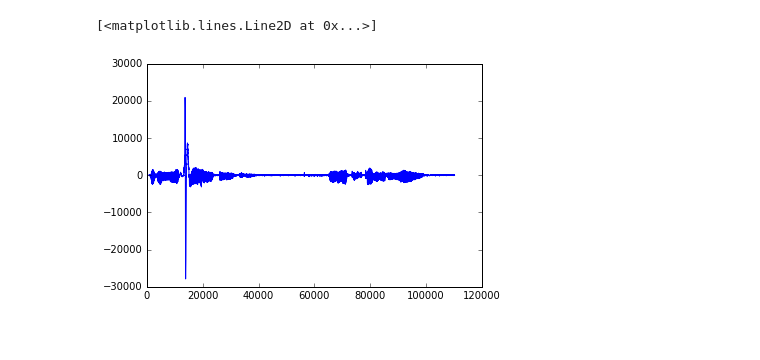
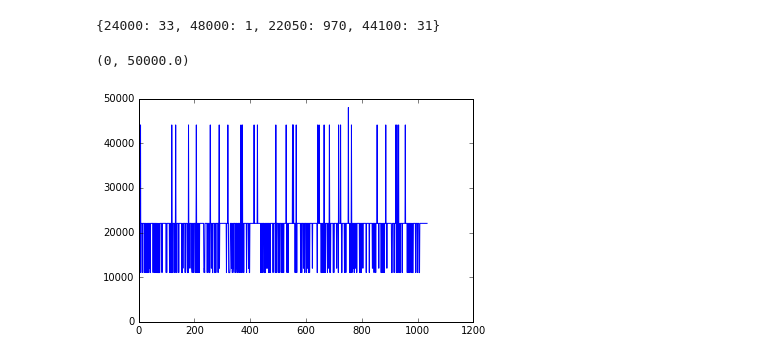
Before and after one commit to episodeyang/who_is_talking, a Jupyter notebook: experiments/batch process data experiment.ipynb, the cells around one changed output. Drawn from its saved outputs; the diff is of its cells as text; code cells hidden in the pictures.

```diff
--- a/experiments/batch process data experiment.ipynb
+++ b/experiments/batch process data experiment.ipynb
@@ -31,10 +34,11 @@ print(waves[:5])
-# %%
-path = waves[1]
-binsize = 1024
-samplerate, samples = wav.read(path)
-s = stft(samples, binsize)
 # %%
 samplerates = []
+tracks = []
 for path in waves:
     samplerate, samples = wav.read(path)
+    if (len(np.shape(samples)) > 1):
+        tracks.append(samples[:, 0])
+        samplerate /= int(np.shape(samples)[1])
+    else:
+        tracks.append(samples)
     samplerates.append(samplerate)
@@ -46,5 +56,16 @@ for path in waves[:10]:
+# %%
+bitrates = {}
+for rate in samplerates:
+    if rate in bitrates:
+        bitrates[rate] += 1;
+    else:
+        bitrates[rate] = 1
+print(bitrates)
+# %% [output]
+{24000: 33, 48000: 1, 22050: 970, 44100: 31}
 # %%
-plt.plot(samples[1][1][:, 0])
+plt.plot(samplerates)
+plt.ylim(0, 50e3)
 # %% [output]
-[<matplotlib.lines.Line2D at 0x...>]
+(0, 50000.0)
-[figure, old version]
+[figure, new version]
```
Also changed, not shown: parts of 5 cells of this notebook, 4 other files.
